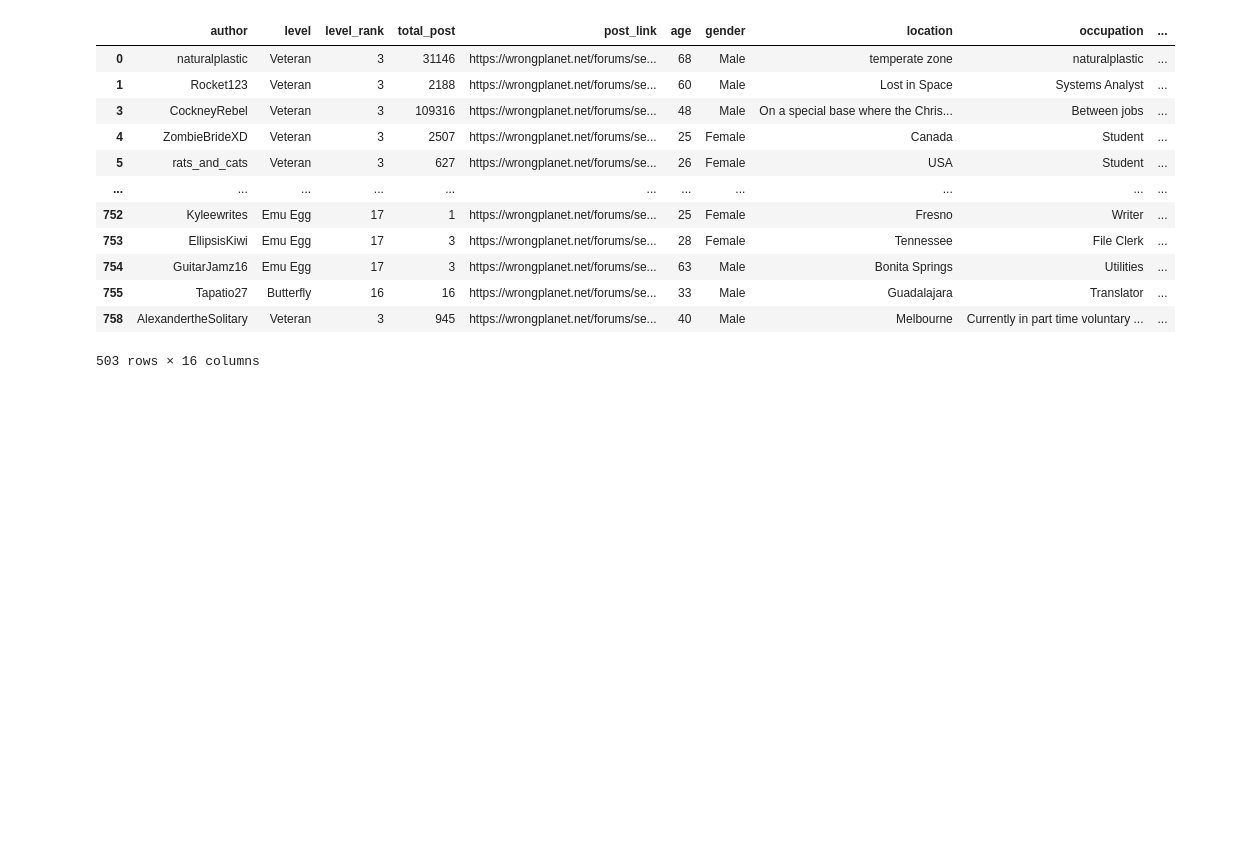
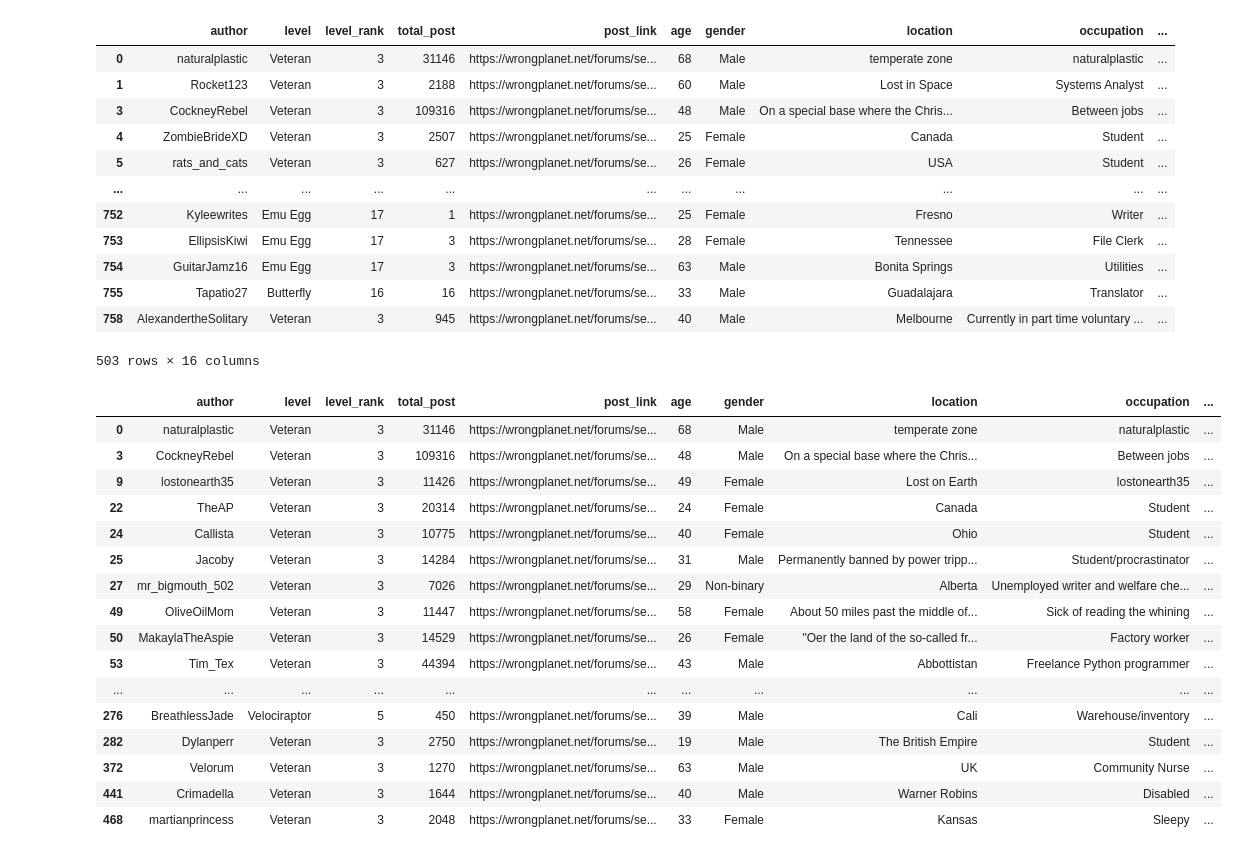
Before and after one commit to zcharon/ADA_LIWC, a Jupyter notebook: data_cleaning.ipynb, the cells around one changed output. Saved outputs shown, nothing was run; the diff lists cells and outputs as text; code cells hidden in the pictures; blank space fills up the shorter version.

```diff
--- a/data_cleaning.ipynb
+++ b/data_cleaning.ipynb
@@ -38,7 +38,26 @@ df_diagnosis
 # %%
 df['everyday_post'] = pd.to_numeric(df['everyday_post'], errors='coerce')
 index_ep = df['everyday_post'] > 1
 df_ep_k = df[index_ep]
+df_ep_k
+# %% [output]
+|  | author | level | level_rank | total_post | post_link | age | gender | location | occupation | ... |
+| 0 | naturalplastic | Veteran | 3 | 31146 | https://wrongplanet.net/forums/se... | 68 | Male | temperate zone | naturalplastic | ... |
+| 3 | CockneyRebel | Veteran | 3 | 109316 | https://wrongplanet.net/forums/se... | 48 | Male | On a special base where the Chris... | Between jobs | ... |
+| 9 | lostonearth35 | Veteran | 3 | 11426 | https://wrongplanet.net/forums/se... | 49 | Female | Lost on Earth | lostonearth35 | ... |
+| 22 | TheAP | Veteran | 3 | 20314 | https://wrongplanet.net/forums/se... | 24 | Female | Canada | Student | ... |
+| 24 | Callista | Veteran | 3 | 10775 | https://wrongplanet.net/forums/se... | 40 | Female | Ohio | Student | ... |
+| 25 | Jacoby | Veteran | 3 | 14284 | https://wrongplanet.net/forums/se... | 31 | Male | Permanently banned by power tripp... | Student/procrastinator | ... |
+| 27 | mr_bigmouth_502 | Veteran | 3 | 7026 | https://wrongplanet.net/forums/se... | 29 | Non-binary | Alberta | Unemployed writer and welfare che... | ... |
+| 49 | OliveOilMom | Veteran | 3 | 11447 | https://wrongplanet.net/forums/se... | 58 | Female | About 50 miles past the middle of... | Sick of reading the whining | ... |
+| 50 | MakaylaTheAspie | Veteran | 3 | 14529 | https://wrongplanet.net/forums/se... | 26 | Female | "Oer the land of the so-called fr... | Factory worker | ... |
+| 53 | Tim_Tex | Veteran | 3 | 44394 | https://wrongplanet.net/forums/se... | 43 | Male | Abbottistan | Freelance Python programmer | ... |
+| ... | ... | ... | ... | ... | ... | ... | ... | ... | ... | ... |
+| 276 | BreathlessJade | Velociraptor | 5 | 450 | https://wrongplanet.net/forums/se... | 39 | Male | Cali | Warehouse/inventory | ... |
+| 282 | Dylanperr | Veteran | 3 | 2750 | https://wrongplanet.net/forums/se... | 19 | Male | The British Empire | Student | ... |
+| 372 | Velorum | Veteran | 3 | 1270 | https://wrongplanet.net/forums/se... | 63 | Male | UK | Community Nurse | ... |
+| 441 | Crimadella | Veteran | 3 | 1644 | https://wrongplanet.net/forums/se... | 40 | Male | Warner Robins | Disabled | ... |
+| 468 | martianprincess | Veteran | 3 | 2048 | https://wrongplanet.net/forums/se... | 33 | Female | Kansas | Sleepy | ... |
 # %%
 author_diagnosis_set = set(df_diagnosis['author'].values)
 author_ep_set = set(df_ep_k['author'].values)
```
Also changed, not shown: parts of 1 cell of this notebook, 1 other file.
